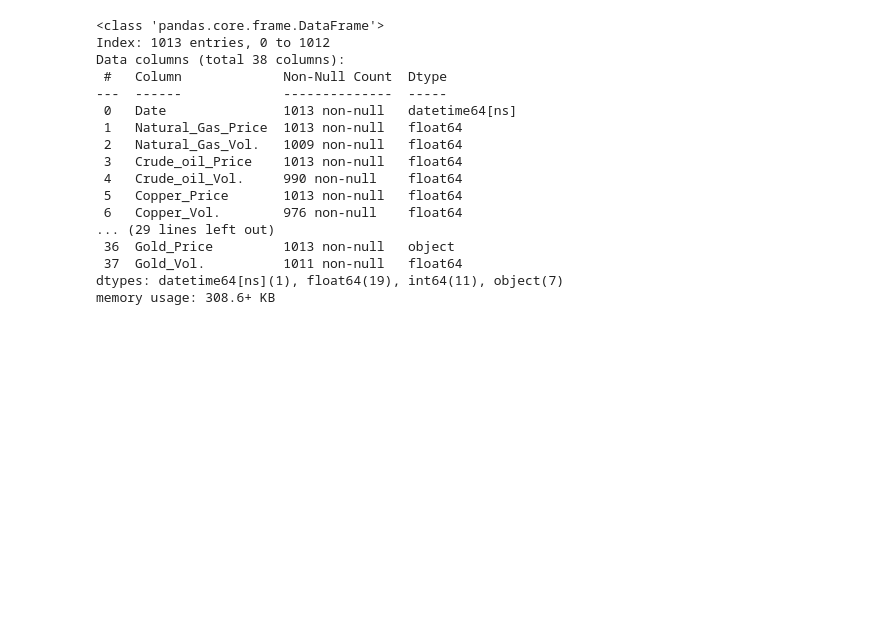
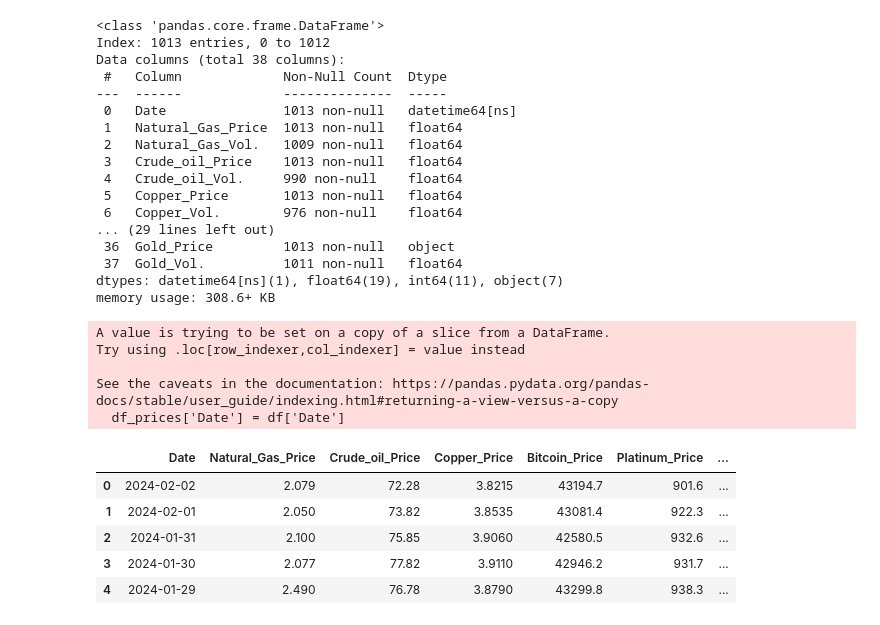
Before and after one commit to IgnacyBerent/time_series_analysis_course, a Jupyter notebook: lab_1/us_stock_market_analysis.ipynb, the cells around one changed output. Drawn from its saved outputs; the diff is of its cells as text; code cells hidden in the pictures; blank space fills up the shorter version.

```diff
--- a/lab_1/us_stock_market_analysis.ipynb
+++ b/lab_1/us_stock_market_analysis.ipynb
@@ -42,0 +50,20 @@ df_prices =
+# %%
+df_prices = df[df.columns[df.columns.str.contains('Price')]]
+df_prices['Date'] = df['Date']
+# make Date column a first column
+cols = df_prices.columns.tolist()
+cols = cols[-1:] + cols[:-1]
+df_prices = df_prices[cols]
+df_prices.head()
+# %% [output]
+A value is trying to be set on a copy of a slice from a DataFrame.
+Try using .loc[row_indexer,col_indexer] = value instead
+
+See the caveats in the documentation: https://pandas.pydata.org/pandas-docs/stable/user_guide/indexing.html#returning-a-view-versus-a-copy
+  df_prices['Date'] = df['Date']
+|  | Date | Natural_Gas_Price | Crude_oil_Price | Copper_Price | Bitcoin_Price | Platinum_Price | ... |
+| 0 | 2024-02-02 | 2.079 | 72.28 | 3.8215 | 43194.7 | 901.6 | ... |
+| 1 | 2024-02-01 | 2.050 | 73.82 | 3.8535 | 43081.4 | 922.3 | ... |
+| 2 | 2024-01-31 | 2.100 | 75.85 | 3.9060 | 42580.5 | 932.6 | ... |
+| 3 | 2024-01-30 | 2.077 | 77.82 | 3.9110 | 42946.2 | 931.7 | ... |
+| 4 | 2024-01-29 | 2.490 | 76.78 | 3.8790 | 43299.8 | 938.3 | ... |
```
Also changed, not shown: parts of 6 cells of this notebook.
